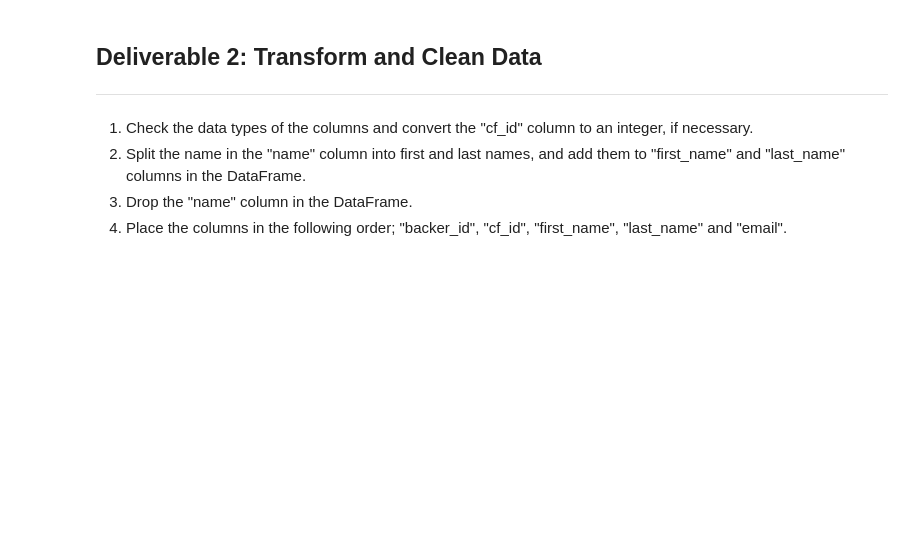
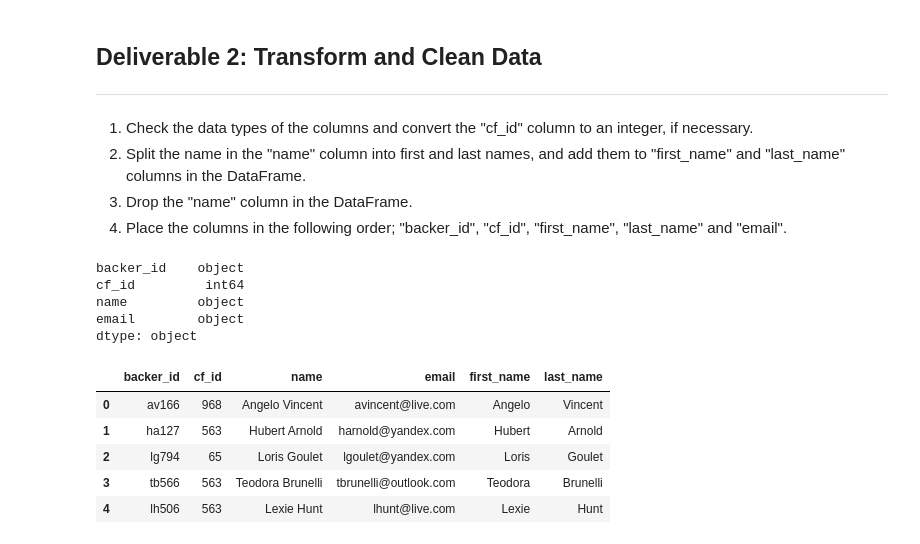
Before and after one commit to Bruppert333/Crowdfunding-ETL, a Jupyter notebook: Starter_Code/Extract-Transform_final_code.ipynb, the cells around one changed output. Saved outputs shown, nothing was run; the diff lists cells and outputs as text; code cells hidden in the pictures; blank space fills up the shorter version.

```diff
--- a/Starter_Code/Extract-Transform_final_code.ipynb
+++ b/Starter_Code/Extract-Transform_final_code.ipynb
@@ -102,9 +102,25 @@ pd.set_option('max_colwidth', 400)
 4. Place the columns in the following order; "backer_id", "cf_id", "first_name", "last_name" and "email".
 # %%
 # Check data types.
+new_data_df.dtypes
+# %% [output]
+backer_id    object
+cf_id         int64
+name         object
+email        object
+dtype: object
 # %%
 # Convert cf_id to an integer if necessary.
 # %%
 # Split the "name" column into "first_name" and "last_name" columns.
+new_data_df[["first_name", "last_name"]] = new_data_df["name"].str.split(' ', n=1, expand=True)
+new_data_df.head()
+# %% [output]
+|  | backer_id | cf_id | name | email | first_name | last_name |
+| 0 | av166 | 968 | Angelo Vincent | avincent@live.com | Angelo | Vincent |
+| 1 | ha127 | 563 | Hubert Arnold | harnold@yandex.com | Hubert | Arnold |
+| 2 | lg794 | 65 | Loris Goulet | lgoulet@yandex.com | Loris | Goulet |
+| 3 | tb566 | 563 | Teodora Brunelli | tbrunelli@outlook.com | Teodora | Brunelli |
+| 4 | lh506 | 563 | Lexie Hunt | lhunt@live.com | Lexie | Hunt |
 # %%
 #  Drop the name column
```
Also changed, not shown: parts of 2 cells of this notebook, 1 other file.
